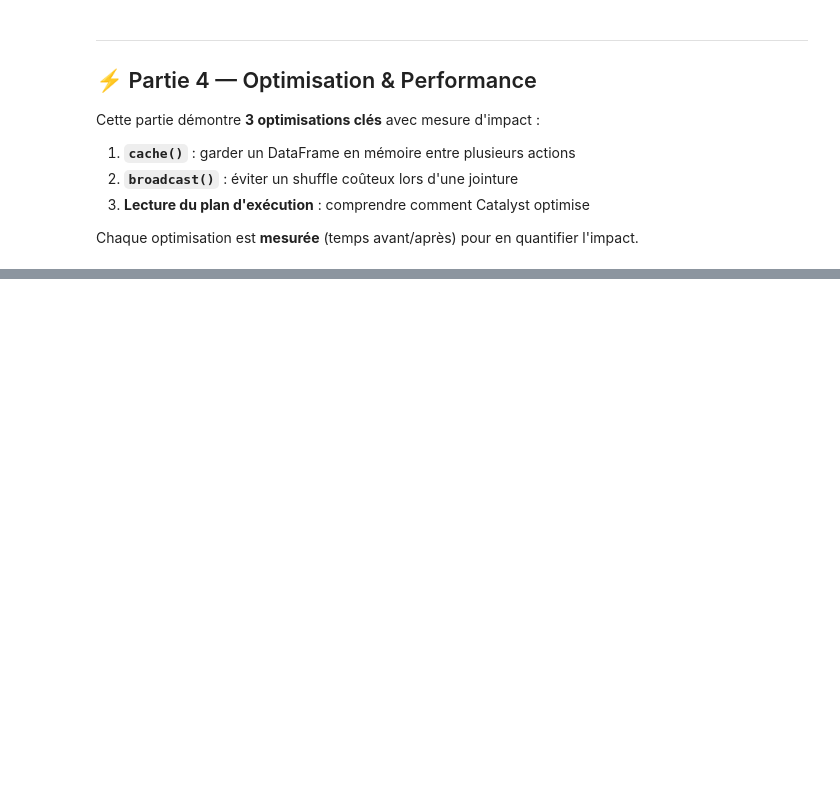
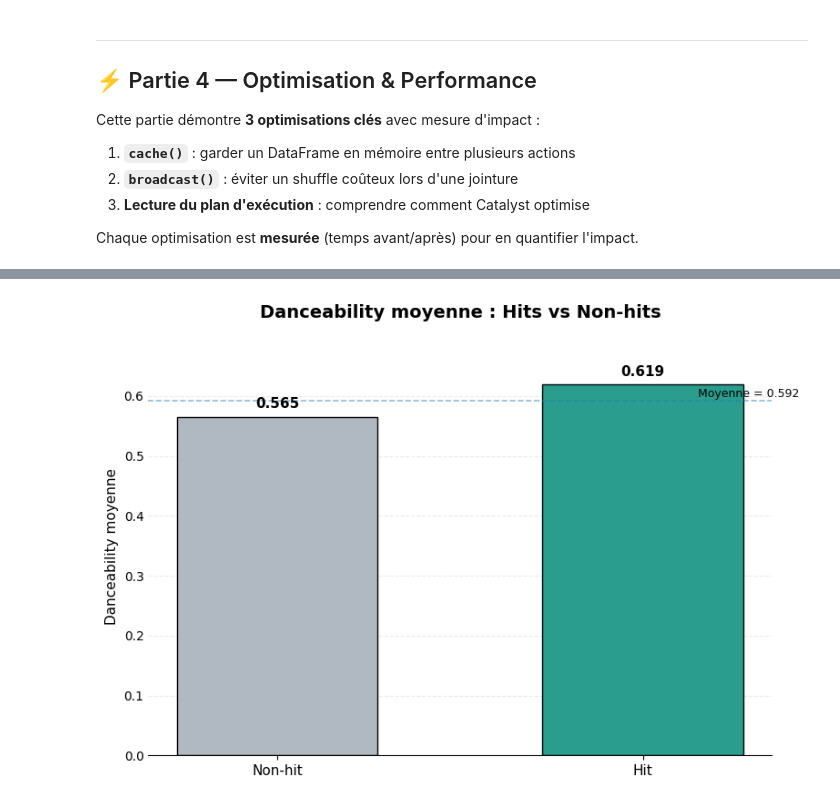
Before and after one commit to YanisTounsi/projet-pyspark-spotify, a Jupyter notebook: notebooks/01_setup_et_ingestion.ipynb, the cells around one changed output, grey strips where cells are left out. Drawn from its saved outputs; the diff is of its cells as text; code cells hidden in the pictures; blank space fills up the shorter version.

```diff
--- a/notebooks/01_setup_et_ingestion.ipynb
+++ b/notebooks/01_setup_et_ingestion.ipynb
@@ -974,0 +1148,83 @@ AdaptiveSparkPlan isFinalPlan=false
+# %%
+features_pd = features_comparison.toPandas().copy()
+
+import matplotlib.pyplot as plt
+
+# Harmoniser les labels si besoin
+features_pd["is_hit"] = features_pd["is_hit"].replace({
+    "Hit (pop>70)": "Hit",
+    "Non-hit": "Non-hit",
+    1: "Hit",
+    0: "Non-hit"
+})
+
+# Garder un ordre logique
+features_pd = (
+    features_pd.set_index("is_hit")
+    .loc[["Non-hit", "Hit"]]
+    .reset_index()
+)
+
+fig, ax = plt.subplots(figsize=(8, 5.5))
+
+colors = ["#b0b8c1", "#2a9d8f"]
+
+bars = ax.bar(
+    features_pd["is_hit"],
+    features_pd["dance"],
+    color=colors,
+    edgecolor="black",
+    linewidth=1,
+    width=0.55
+)
+
+# Valeurs sur les barres
+for bar in bars:
+    height = bar.get_height()
+    ax.text(
+        bar.get_x() + bar.get_width() / 2,
+        height + 0.01,
+        f"{height:.3f}",
+        ha="center",
+        va="bottom",
+        fontsize=11,
+        fontweight="bold"
+    )
+
+# Ligne moyenne
+mean_val = features_pd["dance"].mean()
+ax.axhline(mean_val, linestyle="--", linewidth=1.2, alpha=0.5)
+ax.text(
+    1.15,
+    mean_val + 0.002,
+    f"Moyenne = {mean_val:.3f}",
+    va="bottom",
+    fontsize=9
+)
+
+# Mise en forme
+ax.set_title(
+    "Danceability moyenne : Hits vs Non-hits",
+    fontsize=14,
+    fontweight="bold",
+    pad=15
+)
+ax.set_ylabel("Danceability moyenne", fontsize=11)
+ax.set_xlabel("")
+
+ax.set_ylim(0, max(features_pd["dance"]) + 0.08)
+ax.grid(axis="y", linestyle="--", alpha=0.25)
+ax.set_axisbelow(True)
+
+# Nettoyage visuel
+ax.spines["top"].set_visible(False)
+ax.spines["right"].set_visible(False)
+ax.spines["left"].set_visible(False)
+
+ax.tick_params(axis="y", length=0)
+ax.tick_params(axis="x", labelsize=11)
+
+plt.tight_layout()
+plt.show()
+# %% [output]
+[figure, added]
```
Also changed, not shown: parts of 45 cells of this notebook.
